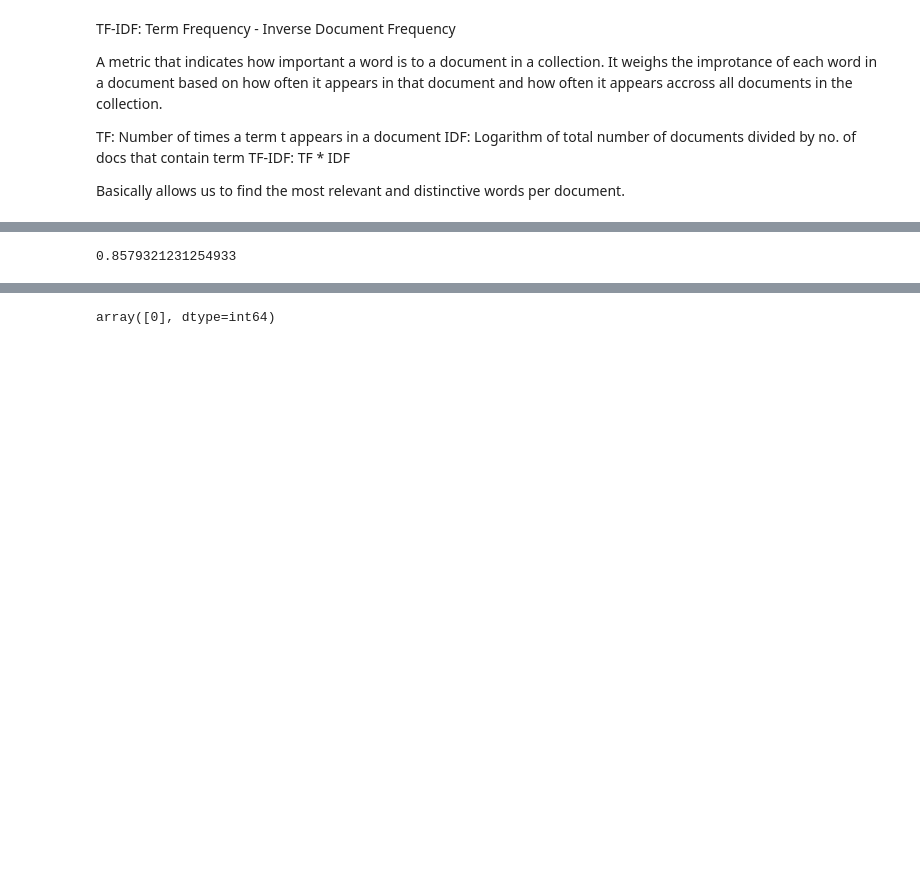
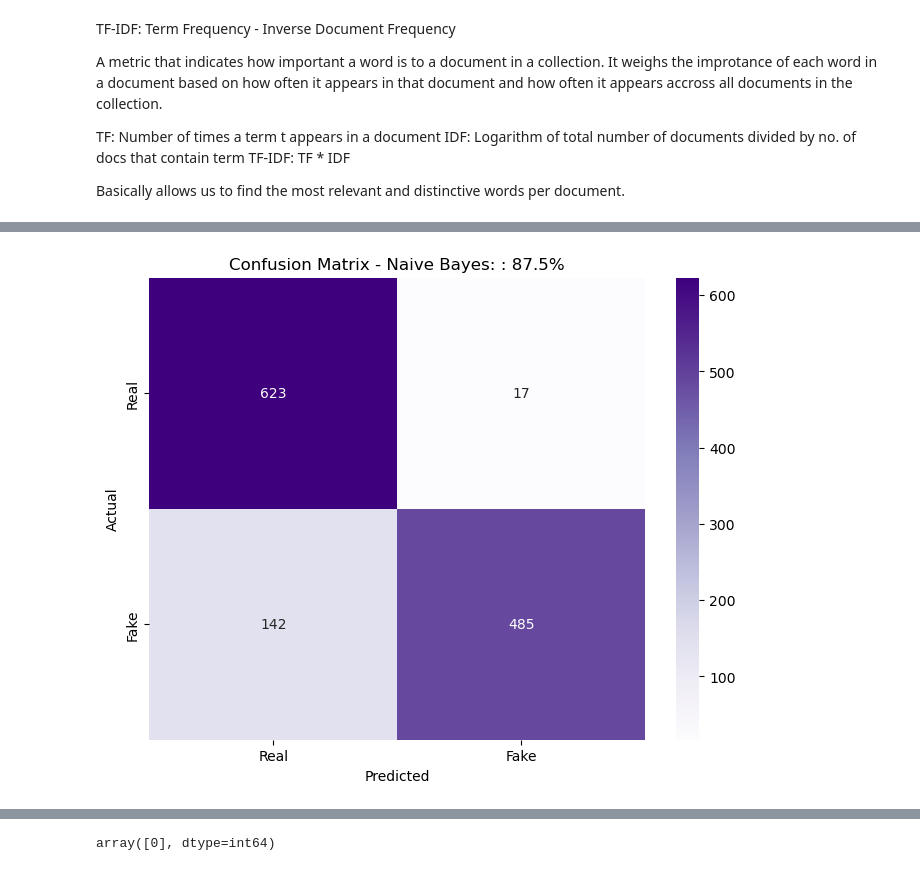
Before and after one commit to SharmaArpit956/Fake-News-Detection, a Jupyter notebook: Fake News Detection.ipynb, the cells around one changed output, grey strips where cells are left out. Saved outputs shown, nothing was run; the diff lists cells and outputs as text; code cells hidden in the pictures; blank space fills up the shorter version.

```diff
--- a/Fake News Detection.ipynb
+++ b/Fake News Detection.ipynb
@@ -98,8 +151,11 @@ clf.score(X_test_vectorized, y_test)
 # %%
 from sklearn.naive_bayes import MultinomialNB
 
-clf = MultinomialNB()
-clf.fit(X_train_vectorized, y_train)
-clf.score(X_test_vectorized, y_test)
+nb_clf = MultinomialNB()
+nb_clf.fit(X_train_vectorized, y_train)
+nb_score= nb_clf.score(X_test_vectorized, y_test)
+model_scores["Naive Bayes"] = nb_score
+predictions = nb_clf.predict(X_test_vectorized)
+draw_confuion_matrix("Naive Bayes: ",'Purples',nb_score,y_test,predictions)
 # %% [output]
-0.8579321231254933
+[figure, added]
```
Also changed, not shown: parts of 10 cells of this notebook, 1 other file.
